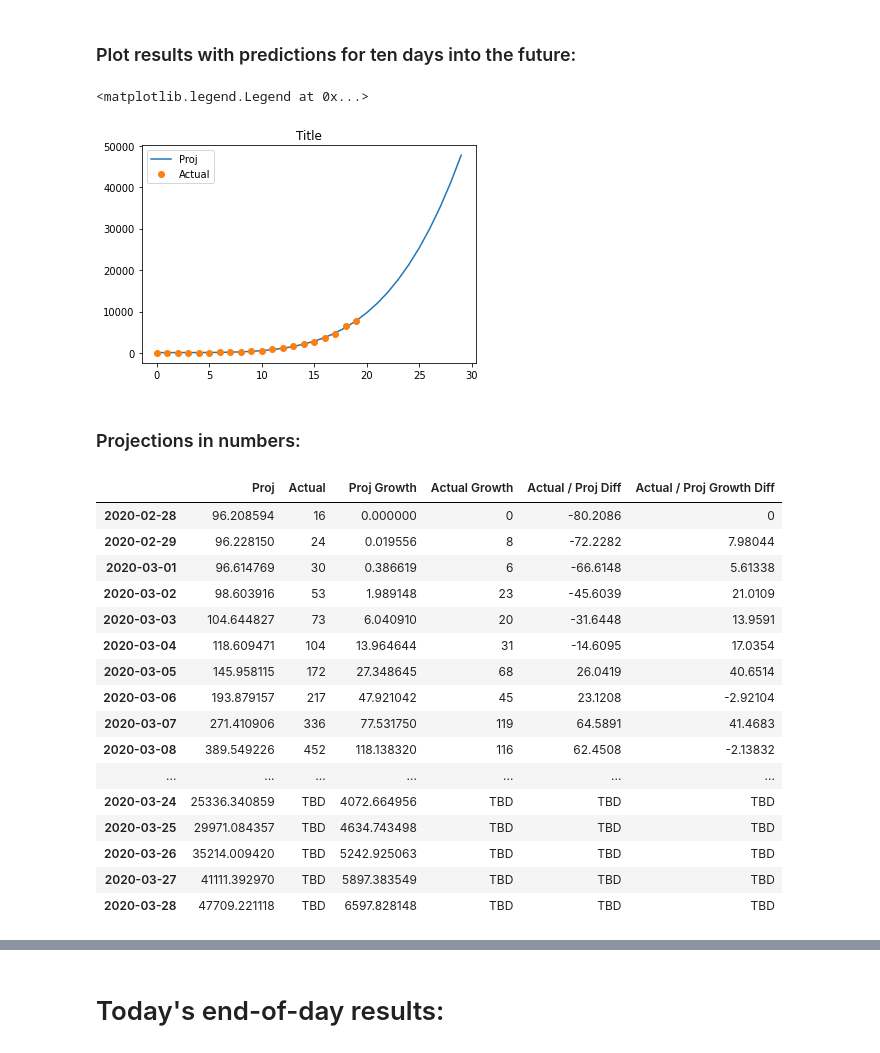
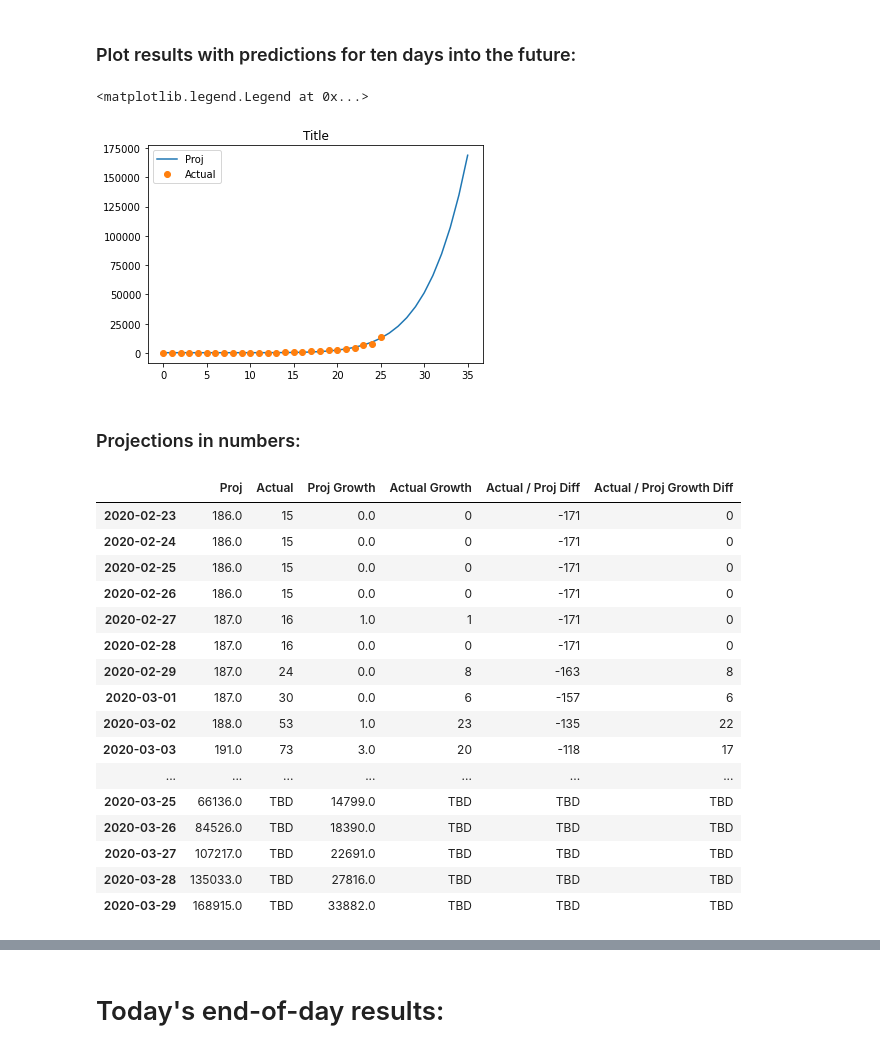
Before and after one commit to p-gonzo/covid-19-us-timeseries, a Jupyter notebook: Covid-19 US Timeseries Data.ipynb, the cells around one changed output, grey strips where cells are left out. Drawn from its saved outputs; the diff is of its cells as text; code cells hidden in the pictures.

Commit message:
update with 3/19 data

```diff
--- a/Covid-19 US Timeseries Data.ipynb
+++ b/Covid-19 US Timeseries Data.ipynb
@@ -70,7 +70,7 @@ totals.plot(logy=True)
 # %% [markdown]
 ### Data in Numbers - US Confirmed Cases (From Feb 23rd):
 # %%
-totals = totals.loc['2020-02-28':]
+totals = totals.loc['2020-02-23':]
 totals
 # %% [output]
 |  | Confirmed Cases |
@@ -141,37 +141,37 @@ plt.title('Title')
 plt.legend(['Proj', 'Actual'], loc='upper left')
 # %% [output]
 <matplotlib.legend.Legend at 0x...>
-[figure, old version]
+[figure, new version]
 # %% [markdown]
 ### Projections in numbers:
 # %%
-proj = pd.DataFrame(peval(x_hat,plsq[0]))
+proj = round(pd.DataFrame(peval(x_hat,plsq[0])))
 proj['Actual'] = np.concatenate((np.array(y_meas), np.array([np.NaN for _ in range(num_pred_days)])), axis=0)
-proj.index = [datetime.date(2020,2,28) + datetime.timedelta(days=x) for x in range(len(x_hat))]
+proj.index = [datetime.date(2020,2,23) + datetime.timedelta(days=x) for x in range(len(x_hat))]
 proj.columns = ['Proj', 'Actual']
 proj['Proj Growth'] = [max(list(proj['Proj'])[idx] - list(proj['Proj'])[idx - 1], 0.0) for idx, _ in enumerate(list(proj['Proj']))]
 proj['Actual Growth'] = [max(y_meas[idx] - y_meas[idx - 1], 0.0) for idx, _ in enumerate(list(y_meas))] + [np.NaN for _ in range(num_pred_days)]
 proj['Actual / Proj Diff'] = proj['Actual'] - proj['Proj']
 proj['Actual / Proj Growth Diff'] = proj['Actual Growth'] - proj['Proj Growth']
 proj.astype(object).fillna("TBD")
 # %% [output]
 |  | Proj | Actual | Proj Growth | Actual Growth | Actual / Proj Diff | Actual / Proj Growth Diff |
-| 2020-02-28 | 96.208594 | 16 | 0.000000 | 0 | -80.2086 | 0 |
-| 2020-02-29 | 96.228150 | 24 | 0.019556 | 8 | -72.2282 | 7.98044 |
-| 2020-03-01 | 96.614769 | 30 | 0.386619 | 6 | -66.6148 | 5.61338 |
-| 2020-03-02 | 98.603916 | 53 | 1.989148 | 23 | -45.6039 | 21.0109 |
-| 2020-03-03 | 104.644827 | 73 | 6.040910 | 20 | -31.6448 | 13.9591 |
-| 2020-03-04 | 118.609471 | 104 | 13.964644 | 31 | -14.6095 | 17.0354 |
-| 2020-03-05 | 145.958115 | 172 | 27.348645 | 68 | 26.0419 | 40.6514 |
-| 2020-03-06 | 193.879157 | 217 | 47.921042 | 45 | 23.1208 | -2.92104 |
-| 2020-03-07 | 271.410906 | 336 | 77.531750 | 119 | 64.5891 | 41.4683 |
-| 2020-03-08 | 389.549226 | 452 | 118.138320 | 116 | 62.4508 | -2.13832 |
+| 2020-02-23 | 186.0 | 15 | 0.0 | 0 | -171 | 0 |
+| 2020-02-24 | 186.0 | 15 | 0.0 | 0 | -171 | 0 |
+| 2020-02-25 | 186.0 | 15 | 0.0 | 0 | -171 | 0 |
+| 2020-02-26 | 186.0 | 15 | 0.0 | 0 | -171 | 0 |
+| 2020-02-27 | 187.0 | 16 | 1.0 | 1 | -171 | 0 |
+| 2020-02-28 | 187.0 | 16 | 0.0 | 0 | -171 | 0 |
+| 2020-02-29 | 187.0 | 24 | 0.0 | 8 | -163 | 8 |
+| 2020-03-01 | 187.0 | 30 | 0.0 | 6 | -157 | 6 |
+| 2020-03-02 | 188.0 | 53 | 1.0 | 23 | -135 | 22 |
+| 2020-03-03 | 191.0 | 73 | 3.0 | 20 | -118 | 17 |
 | ... | ... | ... | ... | ... | ... | ... |
-| 2020-03-24 | 25336.340859 | TBD | 4072.664956 | TBD | TBD | TBD |
-| 2020-03-25 | 29971.084357 | TBD | 4634.743498 | TBD | TBD | TBD |
-| 2020-03-26 | 35214.009420 | TBD | 5242.925063 | TBD | TBD | TBD |
-| 2020-03-27 | 41111.392970 | TBD | 5897.383549 | TBD | TBD | TBD |
-| 2020-03-28 | 47709.221118 | TBD | 6597.828148 | TBD | TBD | TBD |
+| 2020-03-25 | 66136.0 | TBD | 14799.0 | TBD | TBD | TBD |
+| 2020-03-26 | 84526.0 | TBD | 18390.0 | TBD | TBD | TBD |
+| 2020-03-27 | 107217.0 | TBD | 22691.0 | TBD | TBD | TBD |
+| 2020-03-28 | 135033.0 | TBD | 27816.0 | TBD | TBD | TBD |
+| 2020-03-29 | 168915.0 | TBD | 33882.0 | TBD | TBD | TBD |
 # %%
 print(f"The model predicts {round(proj['Proj'][datetime.date.today()])} confirmed cases by the end of today.")
 print(f"The model predicts {round(proj['Proj'][-1])} confirmed cases in ten day's time.")
```
Also changed, not shown: parts of 10 cells of this notebook.
